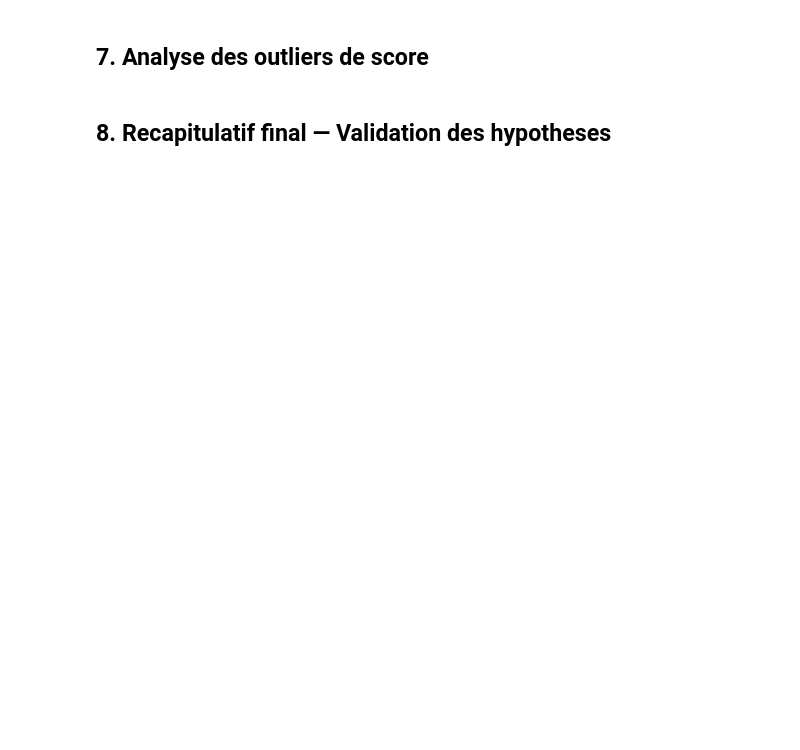
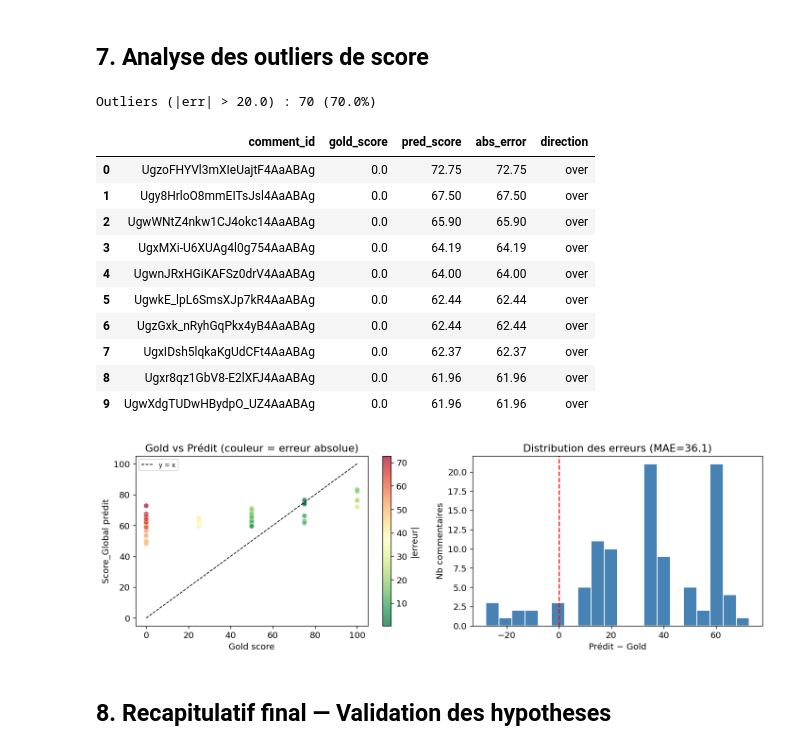
Before and after one commit to FerdinandMY/Analyse_Agentique_des_Videos_Youtube, a Jupyter notebook: notebooks/phase5_evaluation.ipynb, the cells around one changed output. Drawn from its saved outputs; the diff is of its cells as text; code cells hidden in the pictures; blank space fills up the shorter version.

```diff
--- a/notebooks/phase5_evaluation.ipynb
+++ b/notebooks/phase5_evaluation.ipynb
@@ -256,15 +331,63 @@ else:
 # %%
 if errors:
     n_out = errors.get('n_outliers', 0)
     rate  = errors.get('outlier_rate', 0)
     thr   = errors.get('outlier_threshold', 20)
     items = errors.get('score_outliers', [])
     print(f'Outliers (|err| > {thr}) : {n_out} ({rate:.1%})')
     if items:
         df_out = pd.DataFrame(items[:10])
+        # Tronquer le texte pour l'affichage
+        if 'text' in df_out.columns:
+            df_out['text'] = df_out['text'].str[:60] + '...'
         display(df_out[['comment_id', 'gold_score', 'pred_score', 'abs_error', 'direction']])
+
+    # Visualisation over/under predictions
+    if GOLD_PATH.exists() and PREDS_PATH.exists():
+        from evaluation.compute_metrics import load_gold, load_predictions
+        gold_df  = load_gold(str(GOLD_PATH))
+        preds_df = load_predictions(str(PREDS_PATH))
+        mrg = gold_df.merge(preds_df, on='comment_id', suffixes=('_gold', '_pred'))
+        if 'gold_score' in mrg.columns and 'score_global' in mrg.columns:
+            mrg['abs_err'] = (mrg['gold_score'] - mrg['score_global']).abs()
+            mrg['direction'] = mrg.apply(lambda r: 'over' if r['score_global'] > r['gold_score'] else 'under', axis=1)
+            fig, axes = plt.subplots(1, 2, figsize=(12, 4))
+            # Scatter avec coloration erreur
+            sc = axes[0].scatter(mrg['gold_score'], mrg['score_global'],
+                                 c=mrg['abs_err'], cmap='RdYlGn_r', s=40,
+                                 alpha=0.7, edgecolors='white', linewidths=0.5)
+            plt.colorbar(sc, ax=axes[0], label='|erreur|')
+            axes[0].plot([0, 100], [0, 100], 'k--', lw=1, label='y = x')
+            axes[0].set_xlabel('Gold score')
+            axes[0].set_ylabel('Score_Global prédit')
+            axes[0].set_title('Gold vs Prédit (couleur = erreur absolue)')
+            axes[0].legend(fontsize=8)
+            # Distribution des erreurs
+            axes[1].hist(mrg['score_global'] - mrg['gold_score'], bins=20,
+                         color='steelblue', edgecolor='white')
+            axes[1].axvline(0, color='red', linestyle='--', lw=1.5)
+            axes[1].set_xlabel('Prédit − Gold')
+            axes[1].set_ylabel('Nb commentaires')
+            axes[1].set_title(f'Distribution des erreurs (MAE={errors.get("mae_global", 0):.1f})')
+            plt.tight_layout()
+            plt.savefig(RESULTS_DIR / 'error_distribution.png')
+            plt.show()
 else:
     print('Analyse erreurs non disponible. Lancez error_analysis.py.')
+# %% [output]
+Outliers (|err| > 20.0) : 70 (70.0%)
+|  | comment_id | gold_score | pred_score | abs_error | direction |
+| 0 | UgzoFHYVl3mXIeUajtF4AaABAg | 0.0 | 72.75 | 72.75 | over |
+| 1 | Ugy8HrloO8mmEITsJsl4AaABAg | 0.0 | 67.50 | 67.50 | over |
+| 2 | UgwWNtZ4nkw1CJ4okc14AaABAg | 0.0 | 65.90 | 65.90 | over |
+| 3 | UgxMXi-U6XUAg4l0g754AaABAg | 0.0 | 64.19 | 64.19 | over |
+| 4 | UgwnJRxHGiKAFSz0drV4AaABAg | 0.0 | 64.00 | 64.00 | over |
+| 5 | UgwkE_lpL6SmsXJp7kR4AaABAg | 0.0 | 62.44 | 62.44 | over |
+| 6 | UgzGxk_nRyhGqPkx4yB4AaABAg | 0.0 | 62.44 | 62.44 | over |
+| 7 | UgxIDsh5lqkaKgUdCFt4AaABAg | 0.0 | 62.37 | 62.37 | over |
+| 8 | Ugxr8qz1GbV8-E2lXFJ4AaABAg | 0.0 | 61.96 | 61.96 | over |
+| 9 | UgwXdgTUDwHBydpO_UZ4AaABAg | 0.0 | 61.96 | 61.96 | over |
+[figure, added]
 # %% [markdown]
 ## 8. Recapitulatif final — Validation des hypotheses
 # %%
```
Also changed, not shown: parts of 12 cells of this notebook, 42 other files.
